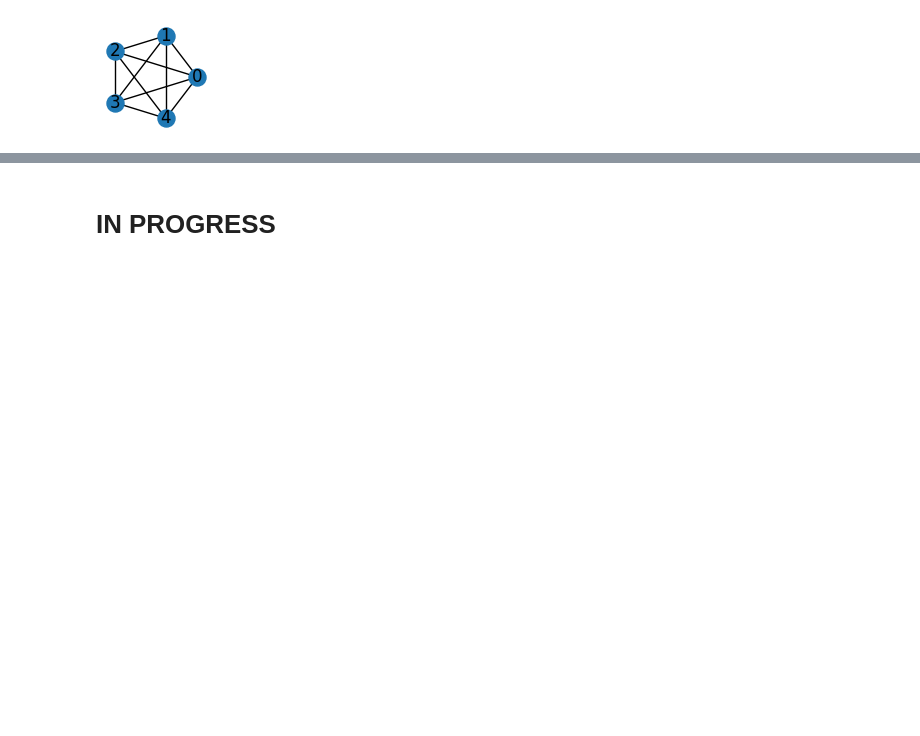
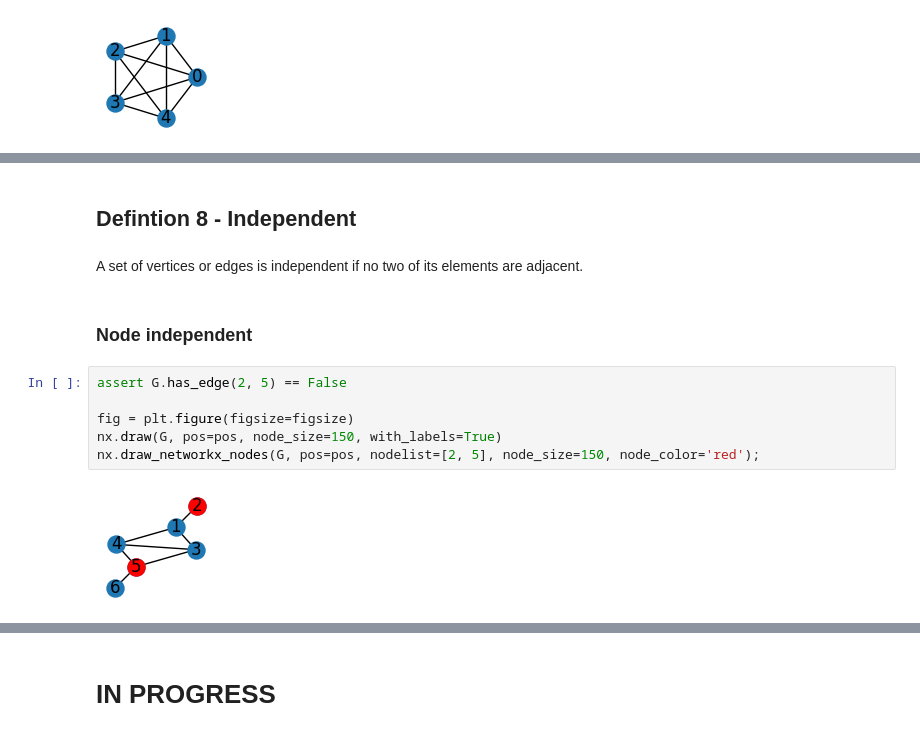
Before and after one commit to lipinski/graph-theory, a Jupyter notebook: definitions.ipynb, the cells around one changed output, grey strips where cells are left out. Drawn from its saved outputs; the diff is of its cells as text; blank space fills up the shorter version.

```diff
--- a/definitions.ipynb
+++ b/definitions.ipynb
@@ -176,0 +188,14 @@ Adjency matrix:
+# %% [markdown]
+## Defintion 8 - Independent
+# %% [markdown]
+A set of vertices or edges is independent if no two of its elements are adjacent.
+# %% [markdown]
+### Node independent
+# %%
+assert G.has_edge(2, 5) == False
+
+fig = plt.figure(figsize=figsize)
+nx.draw(G, pos=pos, node_size=150, with_labels=True)
+nx.draw_networkx_nodes(G, pos=pos, nodelist=[2, 5], node_size=150, node_color='red');
+# %% [output]
+[figure, added]
```
Also changed, not shown: parts of 8 cells of this notebook.
